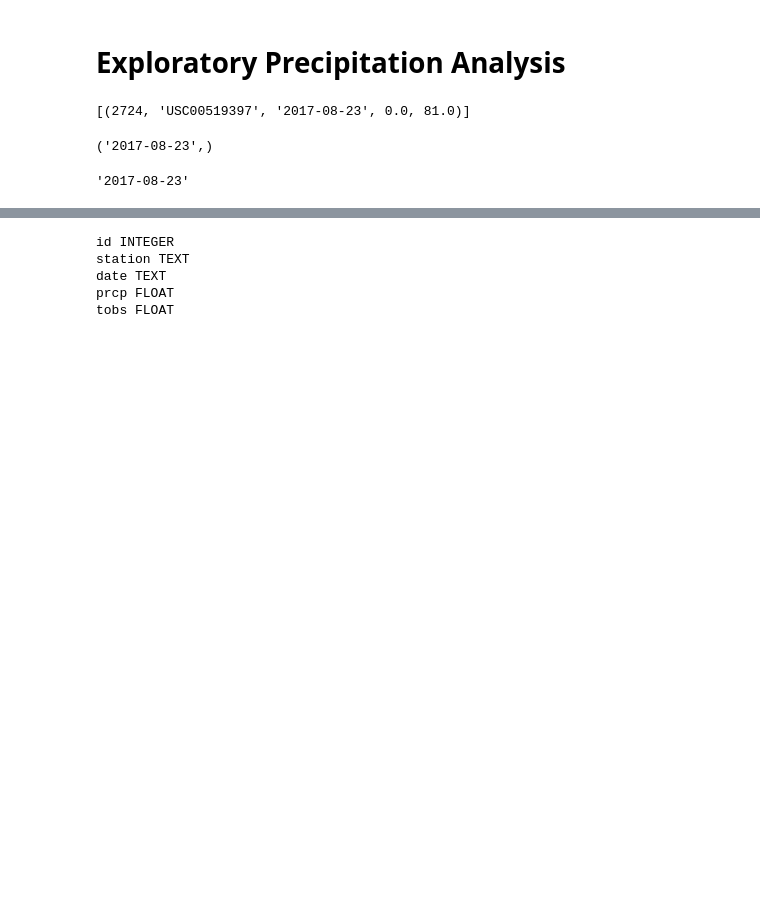
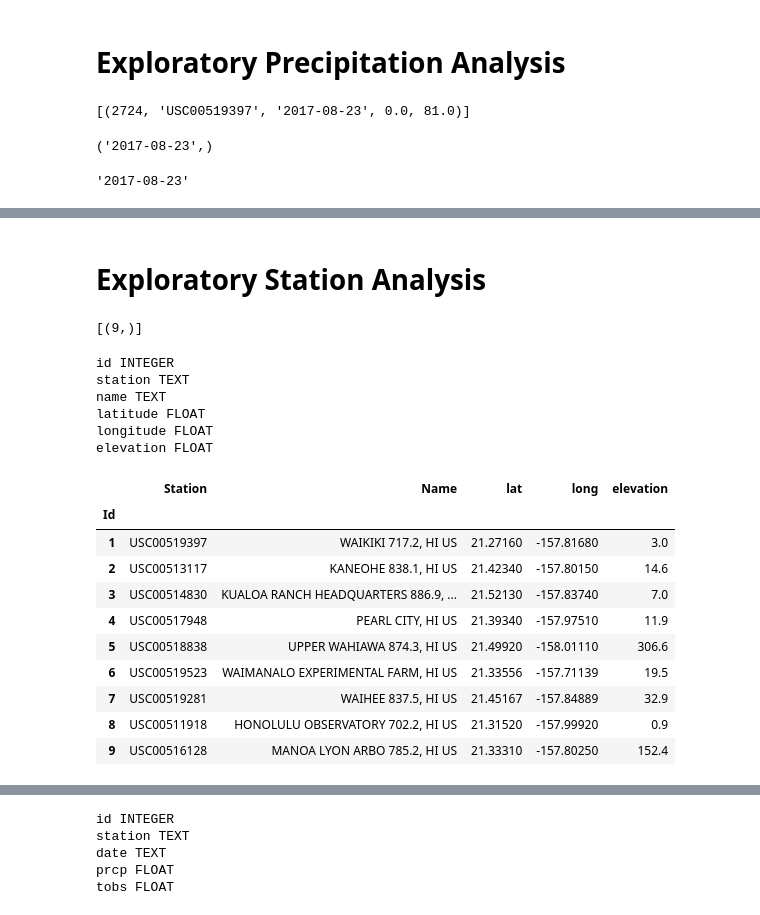
Before and after one commit to dkogel/sqlalchemy-challenge, a Jupyter notebook: climate_analysis.ipynb, the cells around one changed output, grey strips where cells are left out. Drawn from its saved outputs; the diff is of its cells as text; code cells hidden in the pictures; blank space fills up the shorter version.

```diff
--- a/climate_analysis.ipynb
+++ b/climate_analysis.ipynb
@@ -93,0 +170,43 @@ soonest_date= dt.datetime.strptime(soonest_date,'%Y-%m-%d')
+# %% [markdown]
+# Exploratory Station Analysis
+# %%
+# Design a query to calculate the total number stations in the dataset
+
+
+total= session.query(func.count(station.id)).all()
+
+total
+# %% [output]
+[(9,)]
+# %%
+station_columns= inspector.get_columns('station')
+for column in station_columns:
+    print(column["name"],column["type"])
+# %% [output]
+id INTEGER
+station TEXT
+name TEXT
+latitude FLOAT
+longitude FLOAT
+elevation FLOAT
+# %%
+
+station_results= session.query(station.id, station.station, station.name, station.latitude, station.longitude, station.elevation)
+
+station_data=[{"Id": result[0], "Station":result[1], "Name": result[2], "lat":result[3], "long":result[4], "elevation":result[5]} for result in station_results]
+
+station_df= pd.DataFrame(station_data).set_index('Id')
+
+station_df
+# %% [output]
+|  | Station | Name | lat | long | elevation |
+| Id |  |  |  |  |  |
+| 1 | USC00519397 | WAIKIKI 717.2, HI US | 21.27160 | -157.81680 | 3.0 |
+| 2 | USC00513117 | KANEOHE 838.1, HI US | 21.42340 | -157.80150 | 14.6 |
+| 3 | USC00514830 | KUALOA RANCH HEADQUARTERS 886.9, ... | 21.52130 | -157.83740 | 7.0 |
+| 4 | USC00517948 | PEARL CITY, HI US | 21.39340 | -157.97510 | 11.9 |
+| 5 | USC00518838 | UPPER WAHIAWA 874.3, HI US | 21.49920 | -158.01110 | 306.6 |
+| 6 | USC00519523 | WAIMANALO EXPERIMENTAL FARM, HI US | 21.33556 | -157.71139 | 19.5 |
+| 7 | USC00519281 | WAIHEE 837.5, HI US | 21.45167 | -157.84889 | 32.9 |
+| 8 | USC00511918 | HONOLULU OBSERVATORY 702.2, HI US | 21.31520 | -157.99920 | 0.9 |
+| 9 | USC00516128 | MANOA LYON ARBO 785.2, HI US | 21.33310 | -157.80250 | 152.4 |
```
Also changed, not shown: parts of 18 cells of this notebook, 1 other file.
